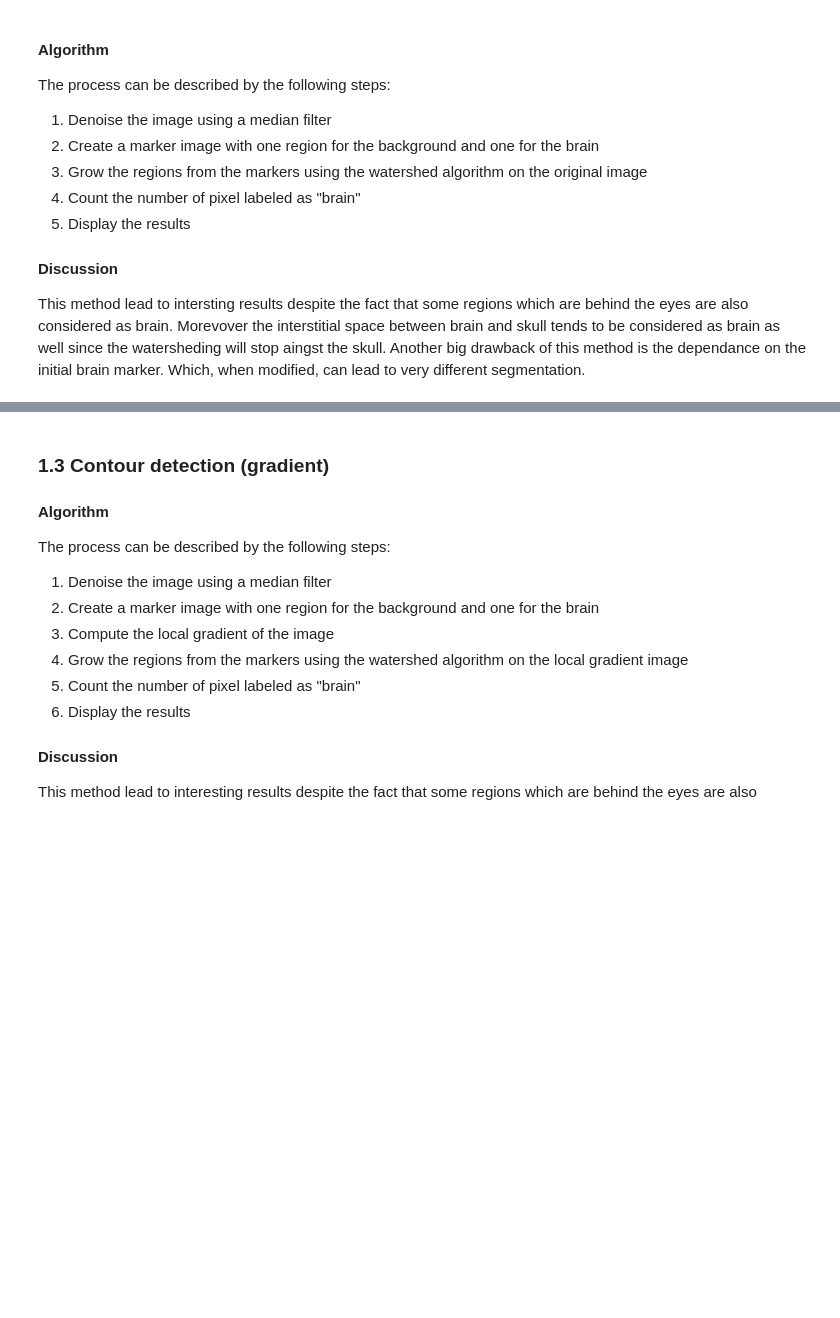
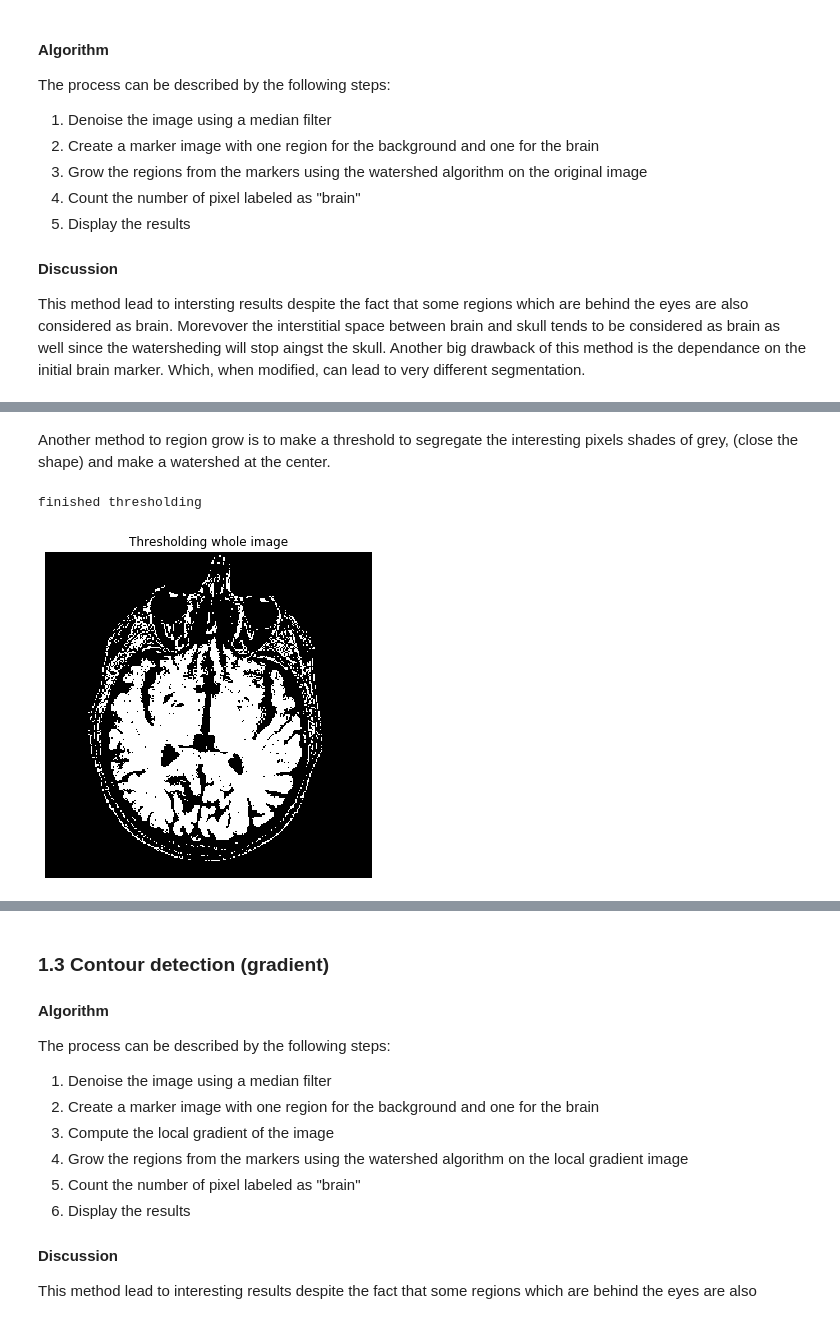
Before and after one commit to meierkilian/iapr2020_gkj, a Jupyter notebook: labs/lab_01_segmentation.ipynb, the cells around one changed output, grey strips where cells are left out. Drawn from its saved outputs; the diff is of its cells as text; code cells hidden in the pictures; blank space fills up the shorter version.

```diff
--- a/labs/lab_01_segmentation.ipynb
+++ b/labs/lab_01_segmentation.ipynb
@@ -114,0 +120,33 @@ plt.show()
+# %% [markdown]
+Another method to region grow is to make a threshold to segregate the interesting pixels shades of grey, (close the shape) and make a watershed at the center.
+# %%
+import numpy as np
+import sys
+
+# Load image
+data_path = os.path.join(data_base_path, data_folder)
+brain_im = skimage.io.imread(os.path.join(data_path, 'brain-slice40.tiff'))
+im_h, im_w = brain_im.shape
+thresh_min = 65
+thresh_max = 95
+counter = 0
+thresh_im = np.zeros((im_h, im_w))
+
+for i in np.arange(im_h):
+    for j in np.arange(im_w):
+        if (brain_im[i][j] > thresh_min and brain_im[i][j] < thresh_max):
+            thresh_im[i][j] = 1
+        else:
+            thresh_im[i][j] = 0
+
+print("finished thresholding")
+
+#plotting result image
+fig, ax = plt.subplots(1, 1, figsize=(6, 6))
+ax.imshow(thresh_im, cmap='gray')
+ax.set_title('Thresholding whole image'.format(im_h, im_w))
+ax.axis('off')
+plt.show()
+# %% [output]
+finished thresholding
+[figure, added]
```
Also changed, not shown: parts of 5 cells of this notebook.
